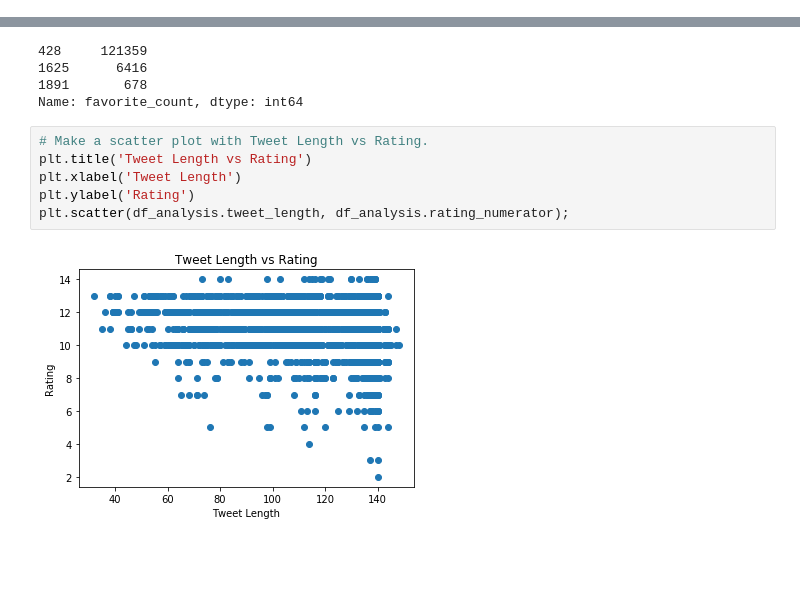
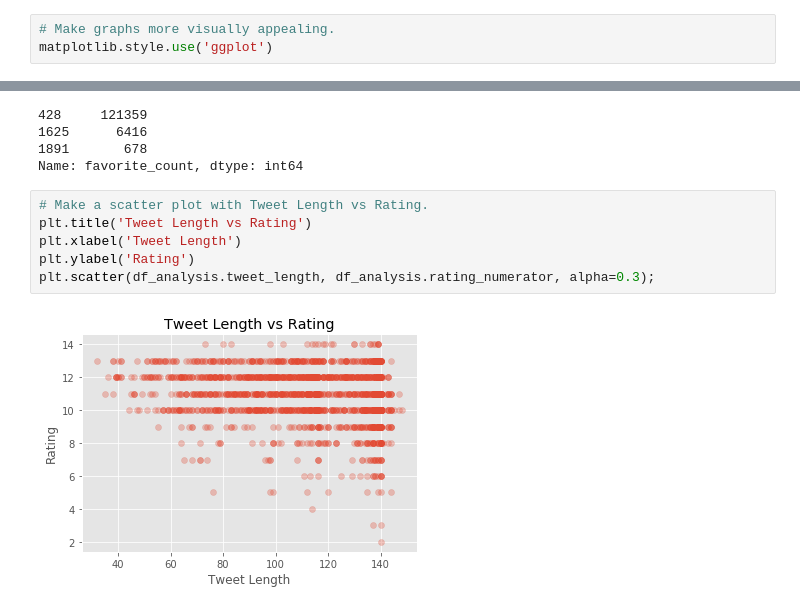
Before and after one commit to iRowebot/Wrangling-Analysis-Visualization-WeRateDogs-Tweets, a Jupyter notebook: wrangle_act.ipynb, the cells around one changed output, grey strips where cells are left out. Drawn from its saved outputs; the diff is of its cells as text; blank space fills up the shorter version.

Commit message:
Change style for visualizations

```diff
--- a/wrangle_act.ipynb
+++ b/wrangle_act.ipynb
@@ -705,6 +706,9 @@ df_clean.to_sql('master', engine, index=False)
 df_clean.to_csv('twitter_archive_master.csv', index=False)
 # %% [markdown]
 ## Analysis & Visualization
+# %%
+# Make graphs more visually appealing.
+matplotlib.style.use('ggplot')
 # %%
 # Make a DataFrame with columns to be used in analysis & add a column with the hour the tweet was posted.
 df_analysis = df_clean[['tweet_id', 'timestamp', 'source', 'rating_numerator', 'favorite_count', 'retweet_count',\
@@ -787,8 +792,8 @@ Name: favorite_count, dtype: int64
 # %%
 # Make a scatter plot with Tweet Length vs Rating.
 plt.title('Tweet Length vs Rating')
 plt.xlabel('Tweet Length')
 plt.ylabel('Rating')
-plt.scatter(df_analysis.tweet_length, df_analysis.rating_numerator);
+plt.scatter(df_analysis.tweet_length, df_analysis.rating_numerator, alpha=0.3);
 # %% [output]
-[figure, old version]
+[figure, new version]
```
Also changed, not shown: parts of 6 cells of this notebook.
